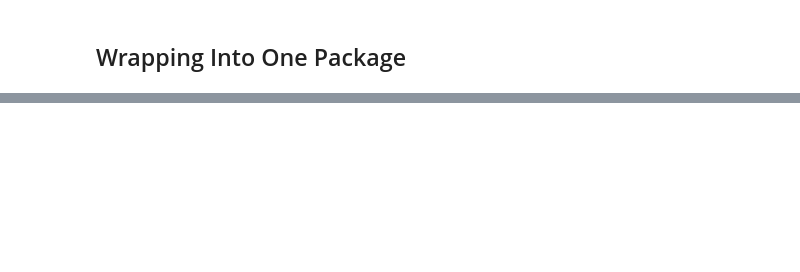
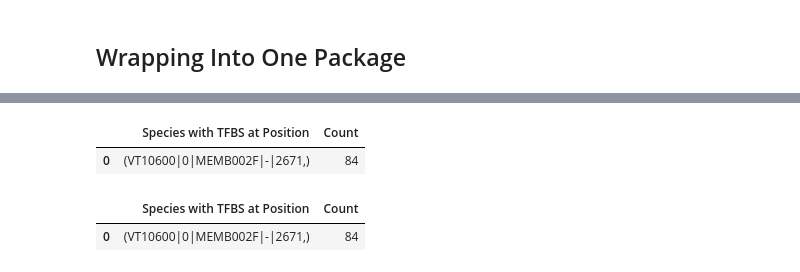
Before and after one commit to DiscoveryDNA/TFBS_presence, a Jupyter notebook: code/Motif_Scoring_and_Extraction.ipynb, the cells around one changed output, grey strips where cells are left out. Drawn from its saved outputs; the diff is of its cells as text; code cells hidden in the pictures; blank space fills up the shorter version.

```diff
--- a/code/Motif_Scoring_and_Extraction.ipynb
+++ b/code/Motif_Scoring_and_Extraction.ipynb
@@ -883,0 +879,10 @@ files[37]
+# %%
+results[1]
+# %% [output]
+|  | Species with TFBS at Position | Count |
+| 0 | (VT10600|0|MEMB002F|-|2671,) | 84 |
+# %%
+results[2]
+# %% [output]
+|  | Species with TFBS at Position | Count |
+| 0 | (VT10600|0|MEMB002F|-|2671,) | 84 |
```
Also changed, not shown: parts of 29 cells of this notebook.
